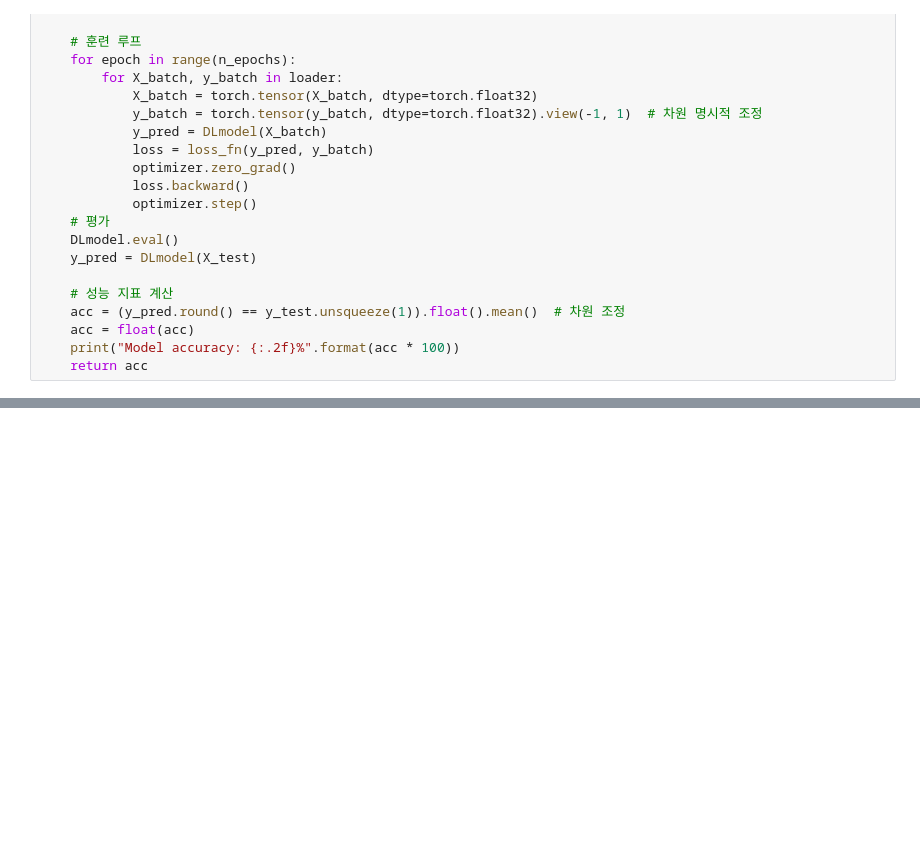
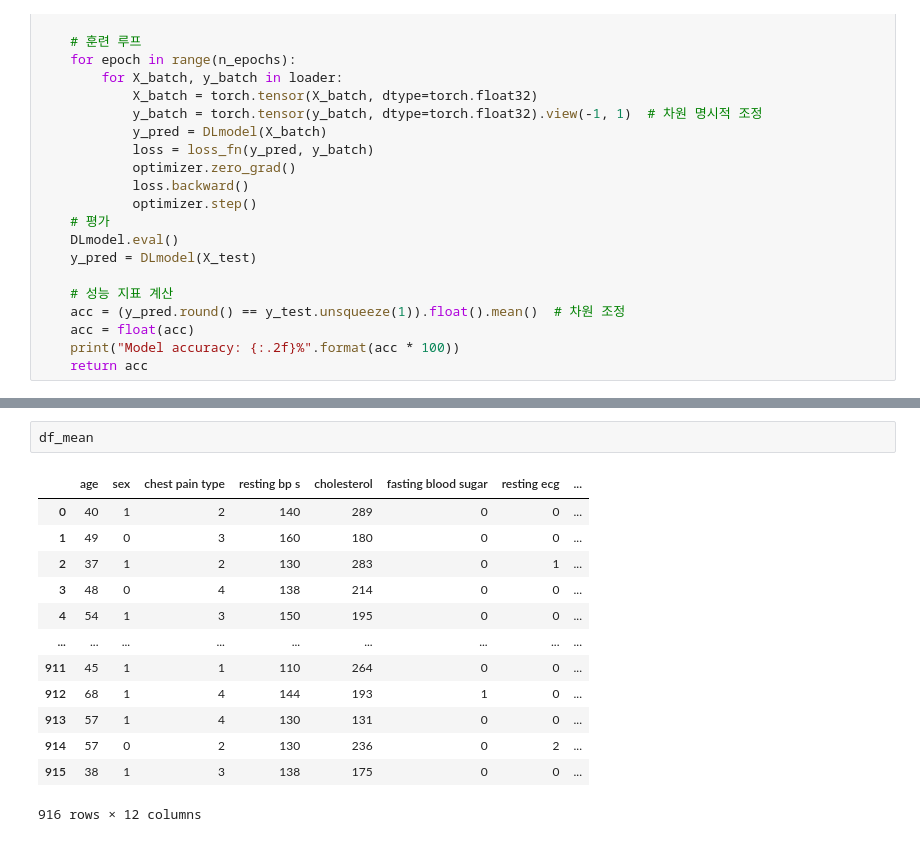
Before and after one commit to pauljo13/Heart-Disease-AI-kaggle, a Jupyter notebook: hd.ipynb, the cells around one changed output, grey strips where cells are left out. Saved outputs shown, nothing was run; the diff lists cells and outputs as text; blank space fills up the shorter version.

```diff
--- a/hd.ipynb
+++ b/hd.ipynb
@@ -1476,0 +1480,16 @@ mean  =  0.5003636360168457
+# %%
+df_mean
+# %% [output]
+|  | age | sex | chest pain type | resting bp s | cholesterol | fasting blood sugar | resting ecg | ... |
+| 0 | 40 | 1 | 2 | 140 | 289 | 0 | 0 | ... |
+| 1 | 49 | 0 | 3 | 160 | 180 | 0 | 0 | ... |
+| 2 | 37 | 1 | 2 | 130 | 283 | 0 | 1 | ... |
+| 3 | 48 | 0 | 4 | 138 | 214 | 0 | 0 | ... |
+| 4 | 54 | 1 | 3 | 150 | 195 | 0 | 0 | ... |
+| ... | ... | ... | ... | ... | ... | ... | ... | ... |
+| 911 | 45 | 1 | 1 | 110 | 264 | 0 | 0 | ... |
+| 912 | 68 | 1 | 4 | 144 | 193 | 1 | 0 | ... |
+| 913 | 57 | 1 | 4 | 130 | 131 | 0 | 0 | ... |
+| 914 | 57 | 0 | 2 | 130 | 236 | 0 | 2 | ... |
+| 915 | 38 | 1 | 3 | 138 | 175 | 0 | 0 | ... |
+916 rows × 12 columns
```
Also changed, not shown: parts of 8 cells of this notebook.
